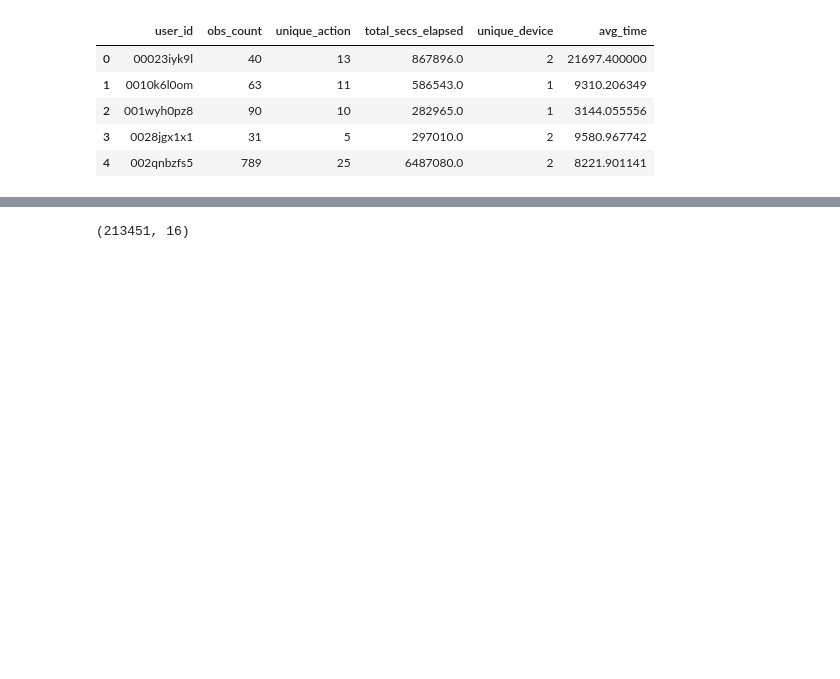
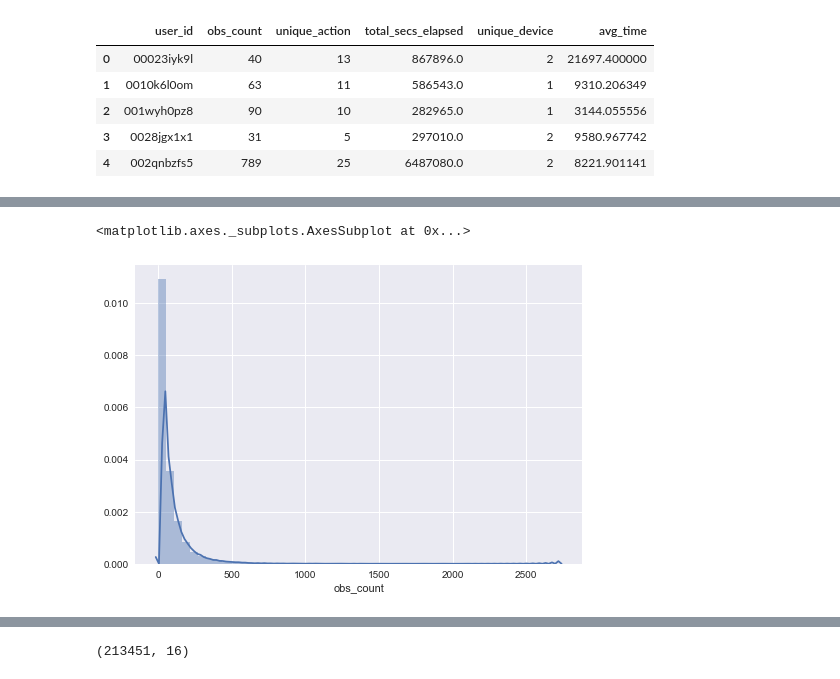
Before and after one commit to bkennedy04/msia420_airbnb_prediction, a Jupyter notebook: src/Airbnb 2.26.18 - Data Cleansing & Feature Creation.ipynb, the cells around one changed output, grey strips where cells are left out. Drawn from its saved outputs; the diff is of its cells as text; code cells hidden in the pictures; blank space fills up the shorter version.

```diff
--- a/src/Airbnb 2.26.18 - Data Cleansing & Feature Creation.ipynb
+++ b/src/Airbnb 2.26.18 - Data Cleansing & Feature Creation.ipynb
@@ -610,0 +457,5 @@ train.head()
+# %%
+sn.distplot(session_v2['obs_count'])
+# %% [output]
+<matplotlib.axes._subplots.AxesSubplot at 0x...>
+[figure, added]
```
Also changed, not shown: parts of 88 cells of this notebook.
